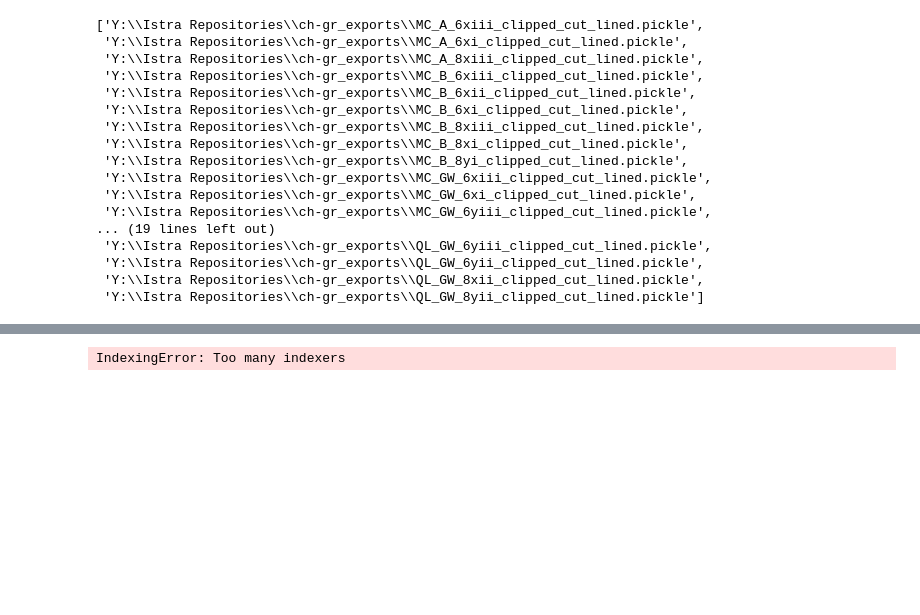
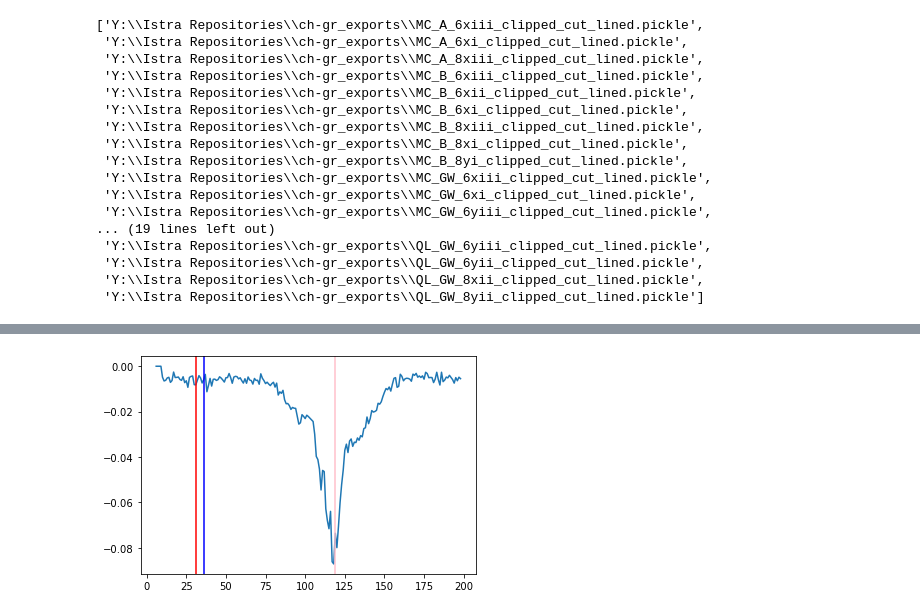
Before and after one commit to KMDE-10/DIC, a Jupyter notebook: pickle_import_analys.ipynb, the cells around one changed output, grey strips where cells are left out. Cells and saved outputs as stored; diff of their text form; code cells hidden in the pictures; blank space fills up the shorter version.

```diff
--- a/pickle_import_analys.ipynb
+++ b/pickle_import_analys.ipynb
@@ -99,8 +99,8 @@ display(tests_df.head(5))
 # %%
 #display(test.data)
 # %%
-test=test
-sample='MC_A_6xiii_clipped_cut'
+test=tests_df.data[0]
+sample=tests_df['index'][0]
 def array_get_mask(array:np.ndarray)->pd.DataFrame:
     df=pd.DataFrame(array)
     after=df.copy()
@@ -115,44 +115,50 @@ def df_apply_mask(arr:np.ndarray,mask:np.ndarray)-> pd.DataFrame:
     after.dropna(how='all',axis=0,inplace=True)
     after.dropna(how='all',axis=1,inplace=True)
     return(after)
-plt.matshow(df_apply_mask(array_get_mask(test.iloc[10,:][('strains','strain_p1')]),mask))
+#plt.matshow(df_apply_mask(array_get_mask(test.iloc[10,:][('strains','strain_p1')]),mask))
 def df_strip_nans(df):
     after=df.copy()
     after.dropna(how='all',axis=0,inplace=True)
     after.dropna(how='all',axis=1,inplace=True)
     return(after)
 def df_get_idx_from_mm(sample:str,data:pd.DataFrame,sdix,cdix,left:int,right:int):
     mask=array_get_mask(data.iloc[10,:][('strains','strain_p1')])
-    horizontal_measured_mm=df_apply_mask(data.iloc[10,:][('coordinates','coordinate_y')],mask)
-    measurement_dict={col:np.nanmean(horizontal_measured_mm.loc[:,col]) for col in horizontal_measured_mm.columns}
+    horizontal_measured_mm=data.iloc[10,:][('coordinates','coordinate_y')]
+    measurement_dict=horizontal_measured_mm.to_dict()
     measurement_lookup_df=pd.DataFrame(data=measurement_dict.values(), index=measurement_dict.keys(),columns=['mm'])
     #display(measurement_lookup_df)
     crack_idx=int(cdix)
     seam_idx=int(sdix)
 
     seam_pos_y_mm=measurement_lookup_df.loc[seam_idx,'mm']
     left_pos_y_mm=seam_pos_y_mm-left
     right_pos_y_mm=seam_pos_y_mm-right
 
     left_pos_y_idx=measurement_lookup_df.iloc[(measurement_lookup_df['mm']-left_pos_y_mm).abs().argsort()[:1]].index.tolist()[0]
     right_pos_y_idx=measurement_lookup_df.iloc[(measurement_lookup_df['mm']-right_pos_y_mm).abs().argsort()[:1]].index.tolist()[0]
 
     """fig,ax=plt.subplots(figsize=(20,5))
     ax.matshow(df_apply_mask(data.iloc[150,:][('strains','strain_p1')],mask))
     ax.axvline(left_pos_y_idx,c='red')
     ax.axvline(right_pos_y_idx,c='yellow')
     plt.show()"""
     return(seam_idx,left_pos_y_idx,right_pos_y_idx)
 def df_extract_roi_on_idx(roi_base,left,right):
     roi_base=pd.DataFrame(roi_base).copy()
 
     roi_base.loc[:,:left]=np.nan
     roi_base.loc[:,right:]=np.nan
     return(roi_base)
 #df_get_idx_from_mm(sample,lookup,positions,-20,-18)
-borders=df_get_idx_from_mm(sample,test,119.0,115.0,-0,8)
-plt.matshow(df_strip_nans(df_extract_roi_on_idx(df_apply_mask(array_get_mask(test.iloc[130,:][('strains','strain_p1')]),mask),borders[1],borders[2])))
+borders=df_get_idx_from_mm(sample,test,119.0,115.0,-35,-33)
+fig,ax=plt.subplots()
+ax.plot(tests_df.data[0].iloc[-10,6])#.loc[borders[1]:borders[2]])
+ax.axvline(borders[1],color='red')
+ax.axvline(borders[2],color='blue')
+ax.axvline(borders[0],color='pink')
+plt.show()
+#plt.matshow(df_strip_nans(df_extract_roi_on_idx(df_apply_mask(array_get_mask(test.iloc[130,:][('strains','strain_p1')]),mask),borders[1],borders[2])))
 # %% [output]
-IndexingError: Too many indexers
+[figure, added]
 # %%
 display(test.iloc[0,3])
```
Also changed, not shown: parts of 11 cells of this notebook, 1 other file.
